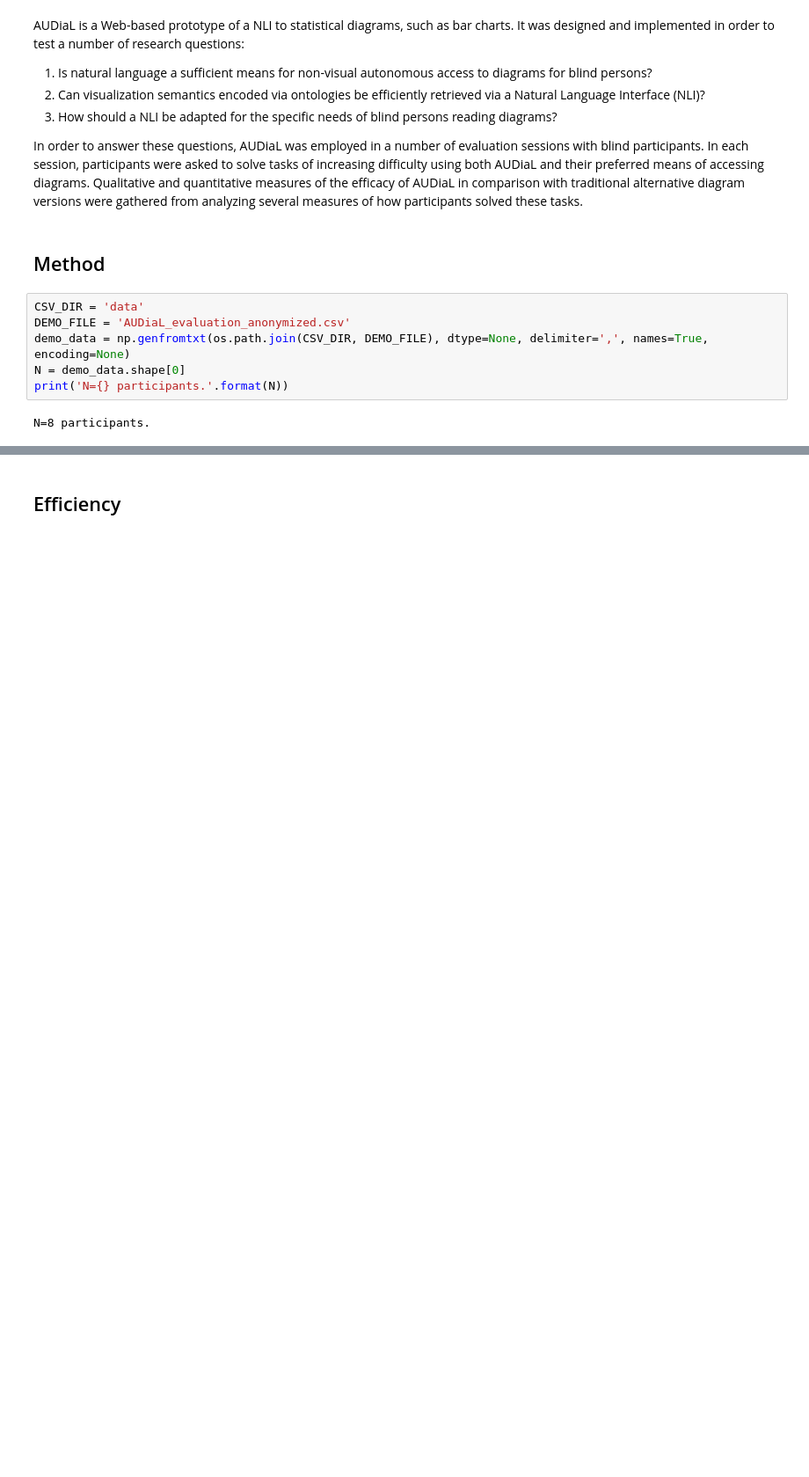
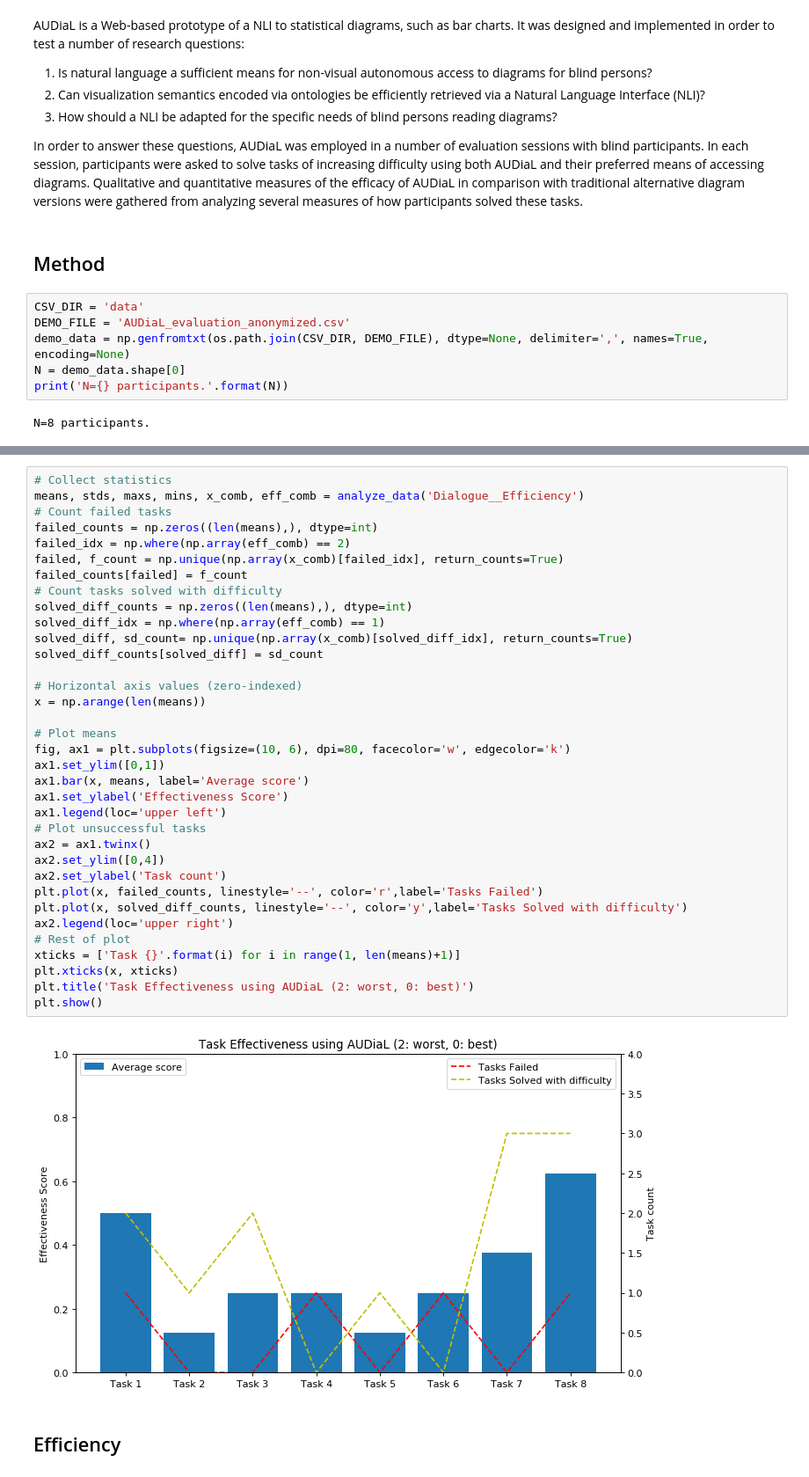
Before and after one commit to tomurillo/AUDiaL, a Jupyter notebook: docs/evaluation/evaluation_report.ipynb, the cells around one changed output, grey strips where cells are left out. Shown at 88% size. Drawn from its saved outputs; the diff is of its cells as text; blank space fills up the shorter version.

```diff
--- a/docs/evaluation/evaluation_report.ipynb
+++ b/docs/evaluation/evaluation_report.ipynb
@@ -33,3 +83,40 @@ N=8 participants.
+# %%
+# Collect statistics
+means, stds, maxs, mins, x_comb, eff_comb = analyze_data('Dialogue__Efficiency')
+# Count failed tasks
+failed_counts = np.zeros((len(means),), dtype=int)
+failed_idx = np.where(np.array(eff_comb) == 2)
+failed, f_count = np.unique(np.array(x_comb)[failed_idx], return_counts=True)
+failed_counts[failed] = f_count
+# Count tasks solved with difficulty
+solved_diff_counts = np.zeros((len(means),), dtype=int)
+solved_diff_idx = np.where(np.array(eff_comb) == 1)
+solved_diff, sd_count= np.unique(np.array(x_comb)[solved_diff_idx], return_counts=True)
+solved_diff_counts[solved_diff] = sd_count
+
+# Horizontal axis values (zero-indexed)
+x = np.arange(len(means))
+
+# Plot means
+fig, ax1 = plt.subplots(figsize=(10, 6), dpi=80, facecolor='w', edgecolor='k')
+ax1.set_ylim([0,1])
+ax1.bar(x, means, label='Average score')
+ax1.set_ylabel('Effectiveness Score')
+ax1.legend(loc='upper left')
+# Plot unsuccessful tasks
+ax2 = ax1.twinx()
+ax2.set_ylim([0,4])
+ax2.set_ylabel('Task count')
+plt.plot(x, failed_counts, linestyle='--', color='r',label='Tasks Failed')
+plt.plot(x, solved_diff_counts, linestyle='--', color='y',label='Tasks Solved with difficulty')
+ax2.legend(loc='upper right')
+# Rest of plot
+xticks = ['Task {}'.format(i) for i in range(1, len(means)+1)]
+plt.xticks(x, xticks)
+plt.title('Task Effectiveness using AUDiaL (2: worst, 0: best)')
+plt.show()
+# %% [output]
+[figure, added]
 # %% [markdown]
 ## Efficiency
 # %% [markdown]
```
Also changed, not shown: parts of 8 cells of this notebook.
